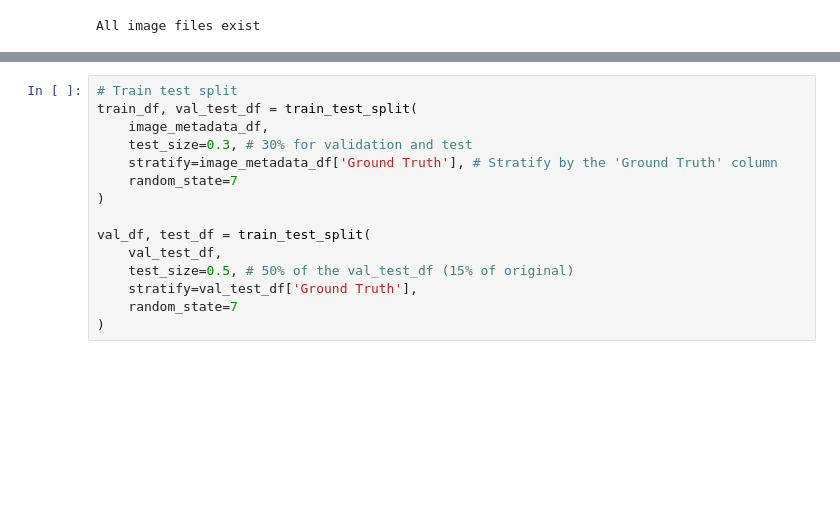
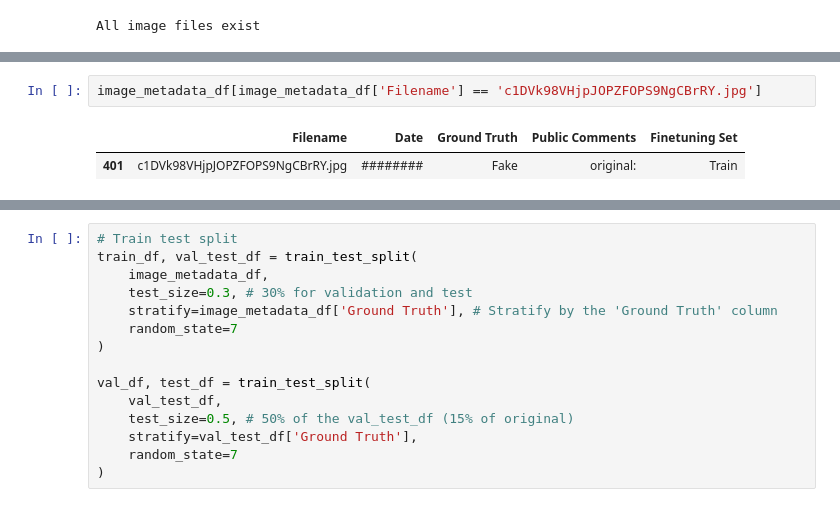
Before and after one commit to Deepfake-Detection-KKO/deepfake-detection, a Jupyter notebook: ksotang/ScratchNotebook.ipynb, the cells around one changed output, grey strips where cells are left out. Cells and saved outputs as stored; diff of their text form; blank space fills up the shorter version.

```diff
--- a/ksotang/ScratchNotebook.ipynb
+++ b/ksotang/ScratchNotebook.ipynb
@@ -86,0 +133,5 @@ All image files exist
+# %%
+image_metadata_df[image_metadata_df['Filename'] == 'c1DVk98VHjpJOPZFOPS9NgCBrRY.jpg']
+# %% [output]
+|  | Filename | Date | Ground Truth | Public Comments | Finetuning Set |
+| 401 | c1DVk98VHjpJOPZFOPS9NgCBrRY.jpg | ######## | Fake | original: | Train |
```
Also changed, not shown: parts of 22 cells of this notebook, 3 other files.
